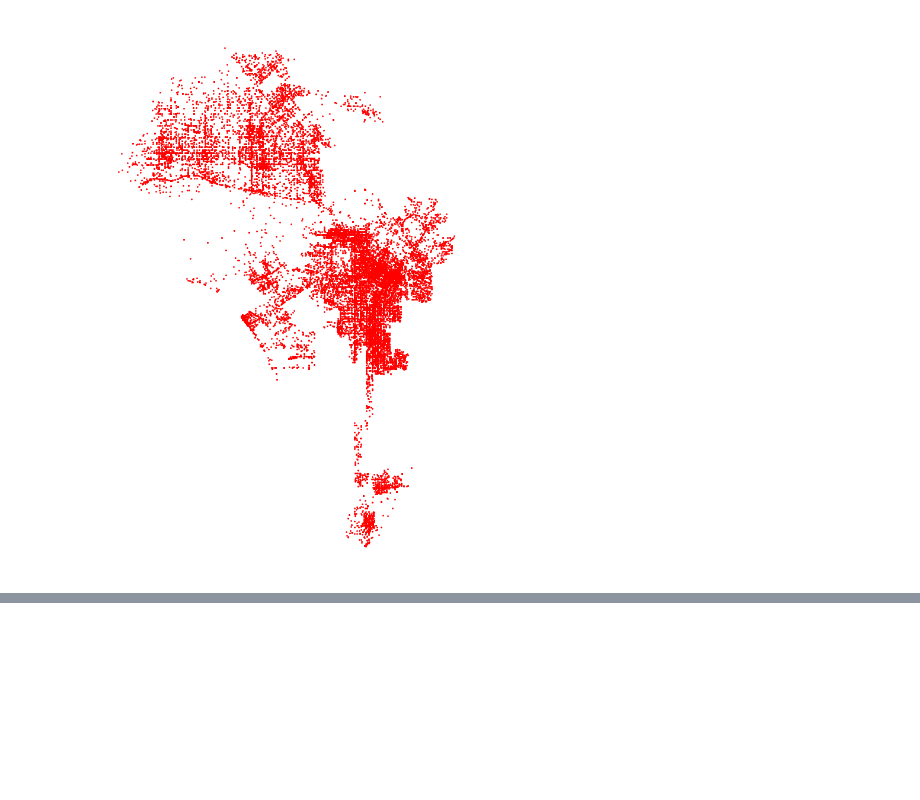
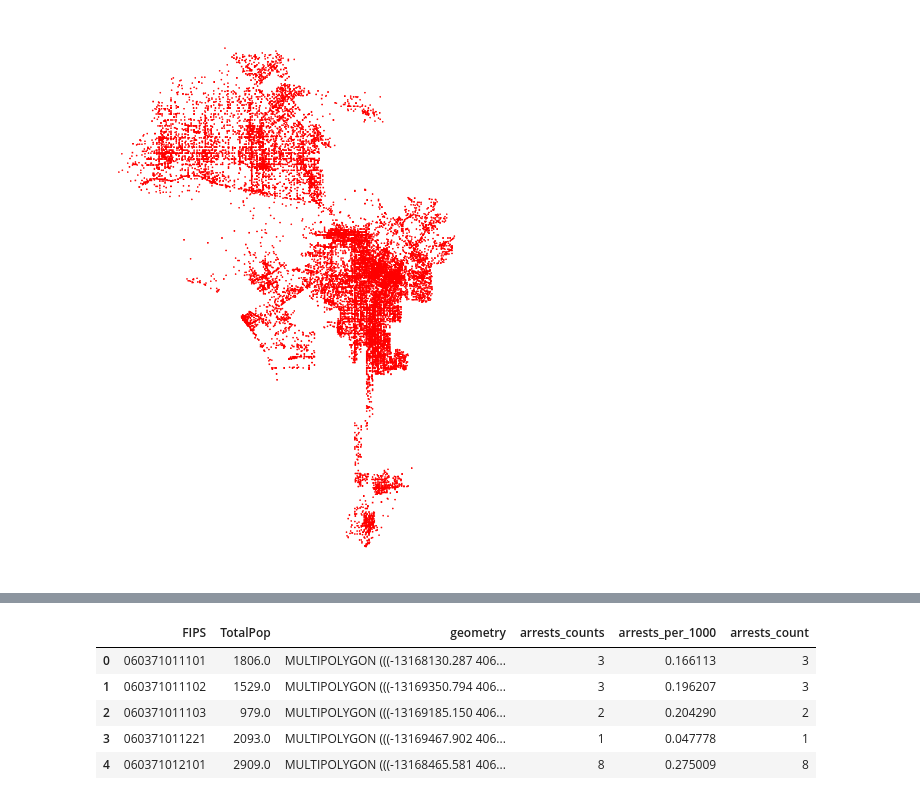
Before and after one commit to babakbadakhshan/Los-Angeles-arrest, a Jupyter notebook: SpatialAutocorrelation.ipynb, the cells around one changed output, grey strips where cells are left out. Saved outputs shown, nothing was run; the diff lists cells and outputs as text; code cells hidden in the pictures; blank space fills up the shorter version.

```diff
--- a/SpatialAutocorrelation.ipynb
+++ b/SpatialAutocorrelation.ipynb
@@ -181,0 +199,11 @@ join.head()
+# %%
+# join the summery table
+gdf = gdf.merge(arrests_by_gdf, on='FIPS')
+gdf.head()
+# %% [output]
+|  | FIPS | TotalPop | geometry | arrests_counts | arrests_per_1000 | arrests_count |
+| 0 | 060371011101 | 1806.0 | MULTIPOLYGON (((-13168130.287 406... | 3 | 0.166113 | 3 |
+| 1 | 060371011102 | 1529.0 | MULTIPOLYGON (((-13169350.794 406... | 3 | 0.196207 | 3 |
+| 2 | 060371011103 | 979.0 | MULTIPOLYGON (((-13169185.150 406... | 2 | 0.204290 | 2 |
+| 3 | 060371011221 | 2093.0 | MULTIPOLYGON (((-13169467.902 406... | 1 | 0.047778 | 1 |
+| 4 | 060371012101 | 2909.0 | MULTIPOLYGON (((-13168465.581 406... | 8 | 0.275009 | 8 |
```
Also changed, not shown: parts of 7 cells of this notebook.
